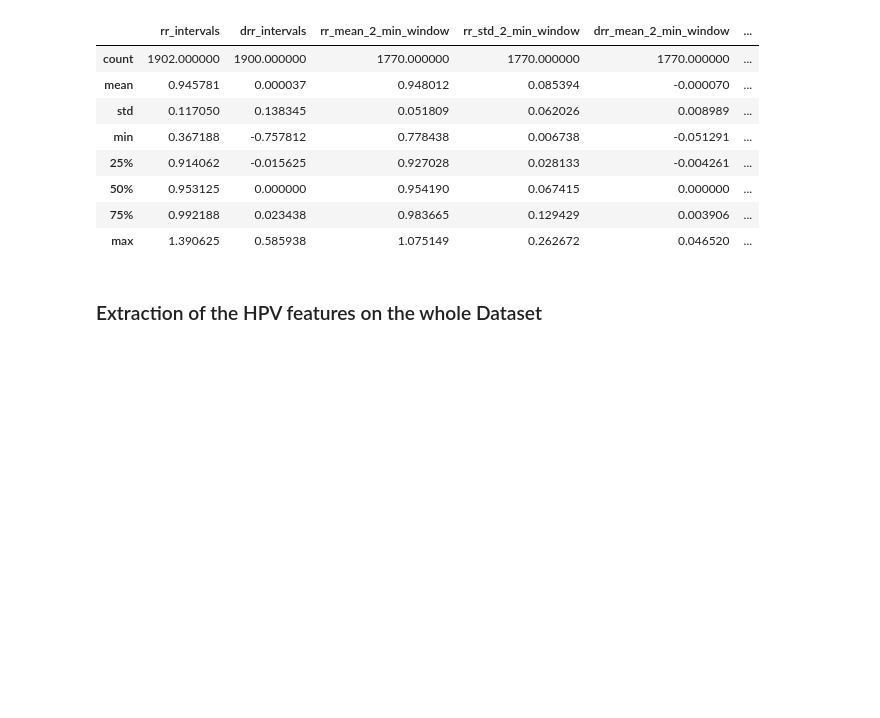
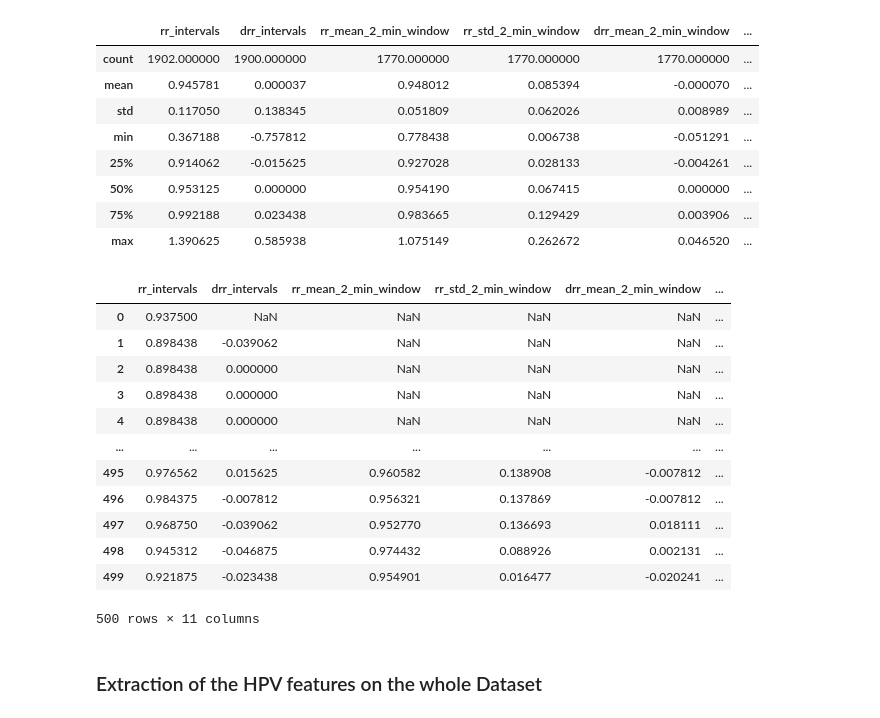
Before and after one commit to romano-francesco/applied-ai-in-biomedicine-ECG-classifier, a Jupyter notebook: Data_Loading_and_Exploration_v2.ipynb, the cells around one changed output. Cells and saved outputs as stored; diff of their text form; code cells hidden in the pictures; blank space fills up the shorter version.

Commit message:
Add RMSSD features for both window size

```diff
--- a/Data_Loading_and_Exploration_v2.ipynb
+++ b/Data_Loading_and_Exploration_v2.ipynb
@@ -454,6 +454,10 @@ def get_RRs_in_window(rr_intervals, drr_intervals, sample_rpeaks_s, index, windo
       last_index = j
 
   return rr_intervals[first_index:last_index], drr_intervals[first_index:last_index]
+# %%
+#Utility function
+def pow_list(list_of_items):
+  return [item ** 2 for item in list_of_items]
 # %%
 # extract a sample ecg
 ecg_sample = np.asarray(ecgs[0]['ecg'], dtype=np.float64)
@@ -521,6 +525,8 @@ rr_mean_2_min = []
 rr_std_2_min = []
 rr_mean_5_min = []
 rr_std_5_min = []
+rmssd_2_min = []
+rmssd_5_min = []
 
 drr_mean_2_min = []
 drr_std_2_min = []
@@ -533,12 +539,15 @@ for i in range(len(sample_rpeaks_s)):
     rr_std_2_min.append(math.nan)
     drr_mean_2_min.append(math.nan)
     drr_std_2_min.append(math.nan)
+    rmssd_2_min.append(math.nan)
   else:
     rr_in_window, drr_in_window = get_RRs_in_window(rr_intervals, drr_intervals, sample_rpeaks_s, i)
     rr_mean_2_min.append(np.nanmean(rr_in_window))
     rr_std_2_min.append(np.nanstd(rr_in_window))
     drr_mean_2_min.append(np.nanmean(drr_in_window))
     drr_std_2_min.append(np.nanstd(drr_in_window))
+    rmssd_2_min.append(math.sqrt(np.sum(pow_list(rr_in_window))/len(rr_in_window)))
+
 
 for i in range(len(sample_rpeaks_s)):
   if(i <= first_peak_of_window_5_min or i >= last_peak_of_window_5_min):
@@ -546,12 +555,14 @@ for i in range(len(sample_rpeaks_s)):
     rr_std_5_min.append(math.nan)
     drr_mean_5_min.append(math.nan)
     drr_std_5_min.append(math.nan)
+    rmssd_5_min.append(math.nan)
   else:
     rr_in_window, drr_in_window = get_RRs_in_window(rr_intervals, drr_intervals, sample_rpeaks_s, i, window_size_in_minutes=5)
     rr_mean_5_min.append(np.nanmean(rr_in_window))
     rr_std_5_min.append(np.nanstd(rr_in_window))
     drr_mean_5_min.append(np.nanmean(drr_in_window))
     drr_std_5_min.append(np.nanstd(drr_in_window))
+    rmssd_5_min.append(math.sqrt(np.sum(pow_list(rr_in_window))/len(rr_in_window)))
 # %% [output]
 length of the current sample is 30.0 minutes
 first peak 2 min at 66
@@ -559,8 +570,8 @@ last peak 2 miin at 1837
 [figure]
 # %%
 hpv_features = dict( rr_intervals = rr_intervals, drr_intervals = drr_intervals, rr_mean_2_min_window = rr_mean_2_min,
-                    rr_std_2_min_window = rr_std_2_min, drr_mean_2_min_window = drr_mean_2_min, drr_std_2_min_window = drr_std_2_min,
-                    rr_std_5_min_window = rr_std_5_min, drr_mean_5_min_window = drr_mean_5_min, drr_std_5_min_window = drr_std_5_min)
+                    rr_std_2_min_window = rr_std_2_min, drr_mean_2_min_window = drr_mean_2_min, drr_std_2_min_window = drr_std_2_min, rmssd_2_min = rmssd_2_min,
+                    rr_std_5_min_window = rr_std_5_min, drr_mean_5_min_window = drr_mean_5_min, drr_std_5_min_window = drr_std_5_min, rmssd_5_min = rmssd_5_min)
 hpv_features = pd.DataFrame(dict([ (k,pd.Series(v)) for k,v in hpv_features.items() ]))
 hpv_features.describe()
 # %% [output]
@@ -573,6 +584,22 @@ hpv_features.describe()
 | 50% | 0.953125 | 0.000000 | 0.954190 | 0.067415 | 0.000000 | ... |
 | 75% | 0.992188 | 0.023438 | 0.983665 | 0.129429 | 0.003906 | ... |
 | max | 1.390625 | 0.585938 | 1.075149 | 0.262672 | 0.046520 | ... |
+# %%
+hpv_features.head(500)
+# %% [output]
+|  | rr_intervals | drr_intervals | rr_mean_2_min_window | rr_std_2_min_window | drr_mean_2_min_window | ... |
+| 0 | 0.937500 | NaN | NaN | NaN | NaN | ... |
+| 1 | 0.898438 | -0.039062 | NaN | NaN | NaN | ... |
+| 2 | 0.898438 | 0.000000 | NaN | NaN | NaN | ... |
+| 3 | 0.898438 | 0.000000 | NaN | NaN | NaN | ... |
+| 4 | 0.898438 | 0.000000 | NaN | NaN | NaN | ... |
+| ... | ... | ... | ... | ... | ... | ... |
+| 495 | 0.976562 | 0.015625 | 0.960582 | 0.138908 | -0.007812 | ... |
+| 496 | 0.984375 | -0.007812 | 0.956321 | 0.137869 | -0.007812 | ... |
+| 497 | 0.968750 | -0.039062 | 0.952770 | 0.136693 | 0.018111 | ... |
+| 498 | 0.945312 | -0.046875 | 0.974432 | 0.088926 | 0.002131 | ... |
+| 499 | 0.921875 | -0.023438 | 0.954901 | 0.016477 | -0.020241 | ... |
+500 rows × 11 columns
 # %% [markdown]
 ### Extraction of the HPV features on the whole Dataset
 # %%
```
Also changed, not shown: parts of 1 cell of this notebook.
